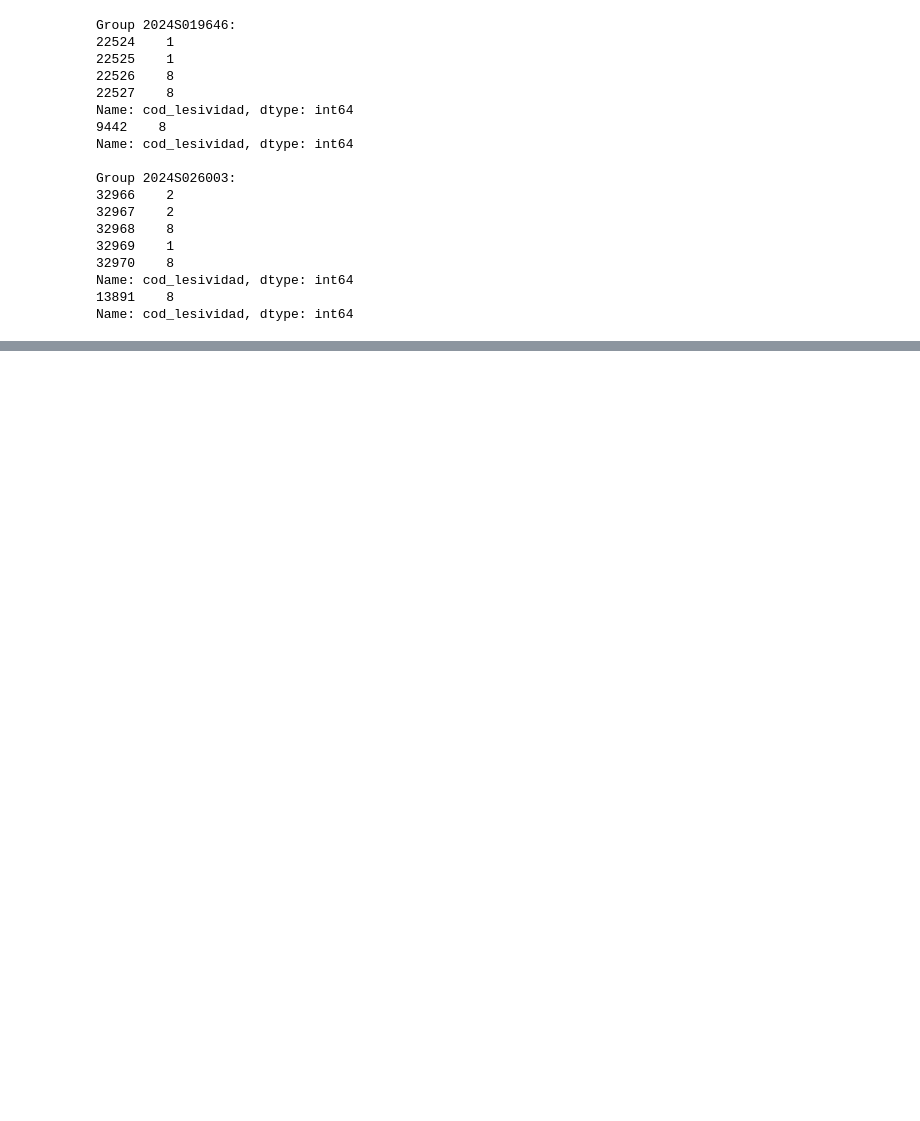
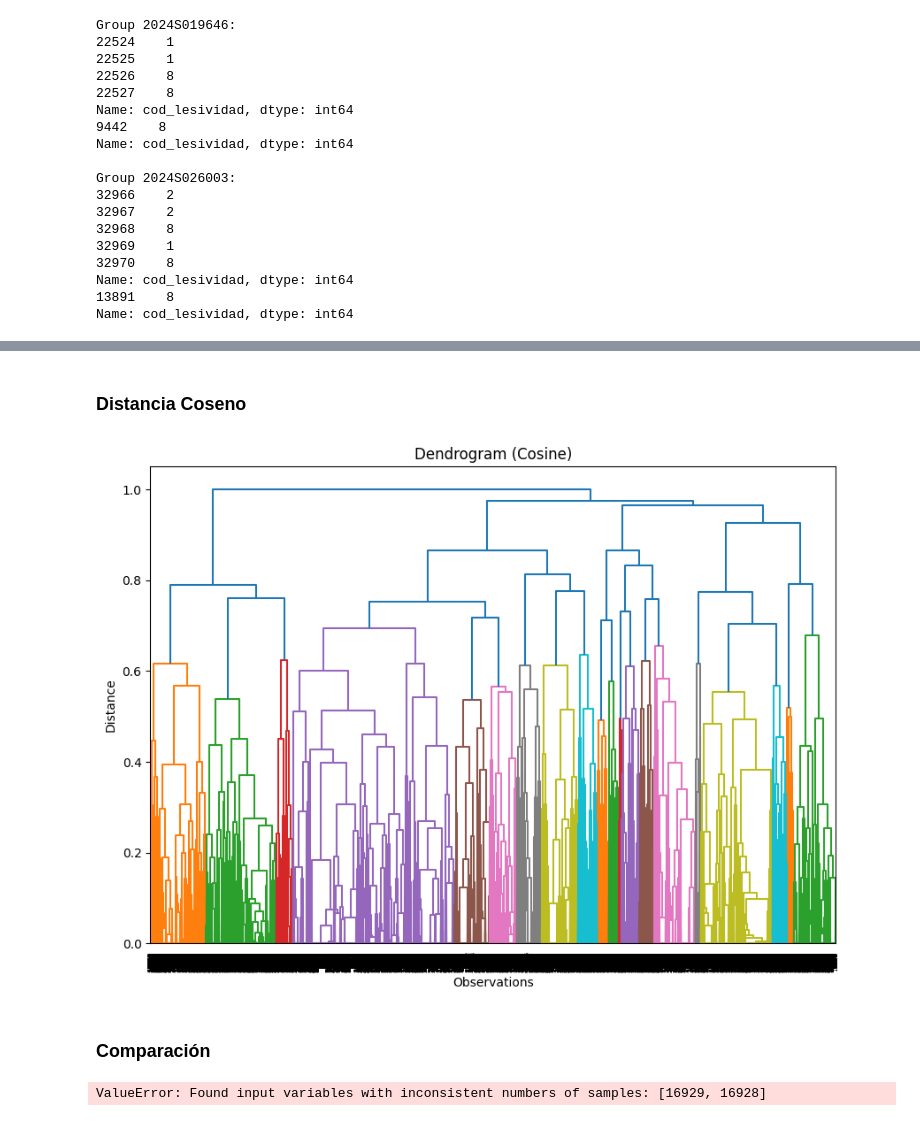
Before and after one commit to kliniik/Practica_AAI_2, a Jupyter notebook: 1_jerarquico.ipynb, the cells around one changed output, grey strips where cells are left out. Saved outputs shown, nothing was run; the diff lists cells and outputs as text; code cells hidden in the pictures; blank space fills up the shorter version.

```diff
--- a/1_jerarquico.ipynb
+++ b/1_jerarquico.ipynb
@@ -505,5 +499,5 @@ We could treat them as another category and encode them as well, naming it *'Des
 # %% [markdown]
 At first, we use *.fillna()* on those two columns, so that we can use the new values in our dictionary.
 # %%
-df['cod_lesividad'].fillna(0, inplace=True)
-df['lesividad'].fillna('Sin especificar', inplace=True)
+df['cod_lesividad'] = df['cod_lesividad'].fillna(0)
+df['lesividad'] = df['lesividad'].fillna('Sin especificar')
@@ -1202,0 +1249,27 @@ coseno…).
+# %% [markdown]
+### Distancia Coseno
+# %%
+linkage_matrix_cosine = linkage(df_grouped, method='complete', metric='cosine')
+
+# Dendrograma para visualizar el enlace jerárquico con distancia coseno
+plt.figure(figsize=(10, 7))
+dendrogram(linkage_matrix_cosine, labels=df_grouped.index, leaf_rotation=90)
+plt.title('Dendrogram (Cosine)')
+plt.xlabel('Observations')
+plt.ylabel('Distance')
+plt.show()
+# %% [output]
+[figure, added]
+# %% [markdown]
+### Comparación
+# %%
+from sklearn.metrics import silhouette_score
+
+# Calcular silhouette score para cada uno
+silhouette_euclidean = silhouette_score(df_grouped, linkage_matrix_euclidean[:, 1])
+silhouette_cosine = silhouette_score(df_grouped, linkage_matrix_cosine[:, 1])
+
+print(f'Silhouette score (Euclidean): {silhouette_euclidean}')
+print(f'Silhouette score (Cosine): {silhouette_cosine}')
+# %% [output]
+ValueError: Found input variables with inconsistent numbers of samples: [16929, 16928]
```
Also changed, not shown: parts of 54 cells of this notebook.
